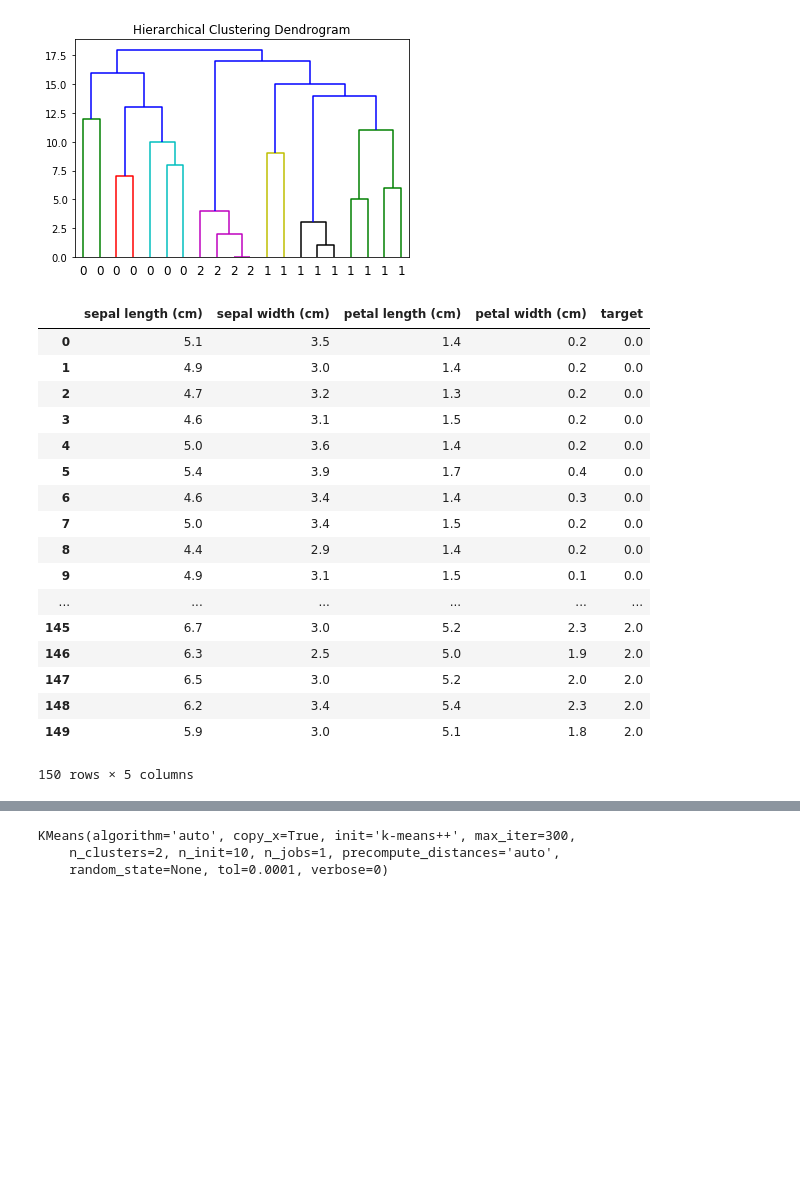
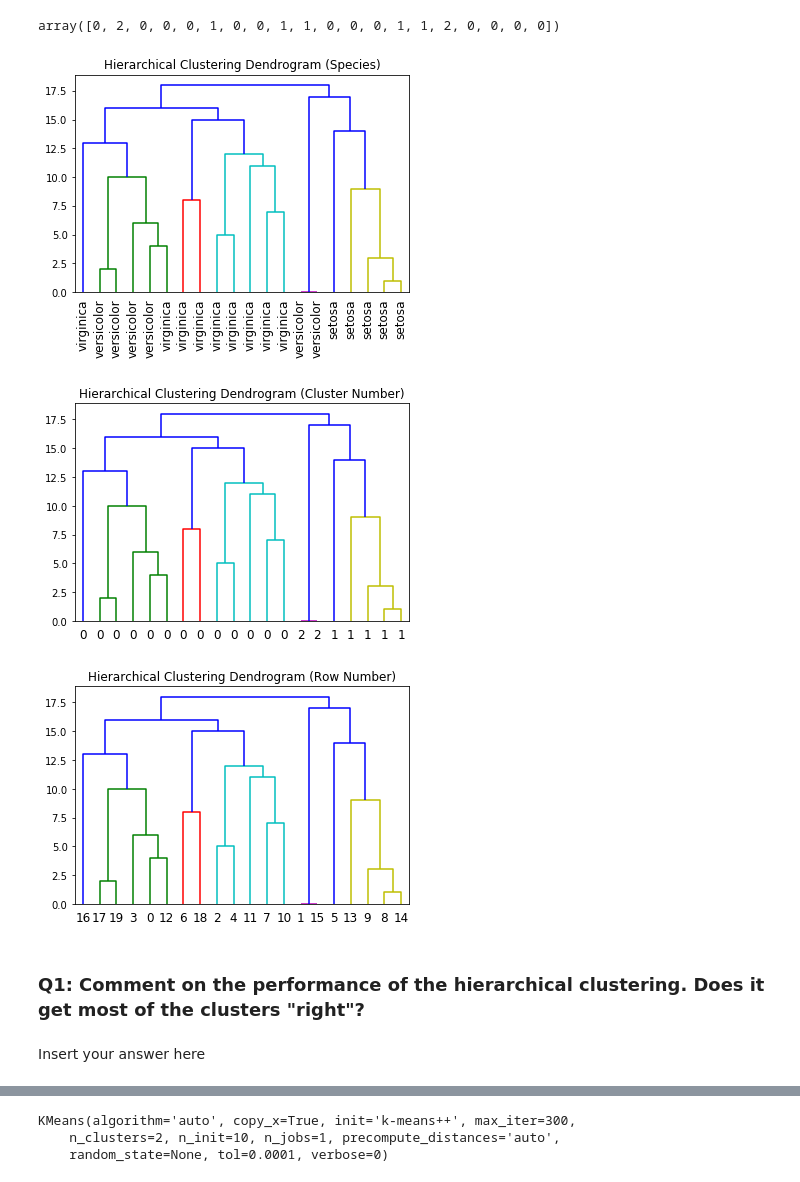
Before and after one commit to anhnguyendepocen/si370, a Jupyter notebook: 370_11_Clustering.ipynb, the cells around one changed output, grey strips where cells are left out. Saved outputs shown, nothing was run; the diff lists cells and outputs as text; code cells hidden in the pictures; blank space fills up the shorter version.

```diff
--- a/370_11_Clustering.ipynb
+++ b/370_11_Clustering.ipynb
@@ -56,0 +60,2 @@
+# %%
+iris = sns.load_dataset("iris")
@@ -56,0 +71,4 @@
+# %%
+iris_sample = iris.sample(20)
+iris_species = iris_sample['species']
+iris_nospecies = iris_sample.drop('species',axis=1)
@@ -57,5 +102,10 @@
+# %%
+model = AgglomerativeClustering(n_clusters=3)
+model.fit_predict(iris_nospecies)
+# %% [output]
+array([0, 2, 0, 0, 0, 1, 0, 0, 1, 1, 0, 0, 0, 1, 1, 2, 0, 0, 0, 0])
 # %%
-# Authors: Mathew Kallada
+# Authors: Mathew Kallada & Chris Teplovs
 # License: BSD 3 clause
 """
 =========================================
@@ -68,37 +118,47 @@ using AgglomerativeClustering and the dendrogram method available in scipy.
 import numpy as np
 
 from matplotlib import pyplot as plt
 from scipy.cluster.hierarchy import dendrogram
-from sklearn.datasets import load_iris
 from sklearn.cluster import AgglomerativeClustering
 
 def plot_dendrogram(model, **kwargs):
 
     # Children of hierarchical clustering
     children = model.children_
 
     # Distances between each pair of children
     # Since we don't have this information, we can use a uniform one for plotting
     distance = np.arange(children.shape[0])
 
     # The number of observations contained in each cluster level
     no_of_observations = np.arange(2, children.shape[0]+2)
 
     # Create linkage matrix and then plot the dendrogram
     linkage_matrix = np.column_stack([children, distance, no_of_observations]).astype(float)
 
     # Plot the corresponding dendrogram
     dendrogram(linkage_matrix, **kwargs)
 
 
-iris = load_iris()
-x = iris.data[:20]
 model = AgglomerativeClustering(n_clusters=3)
+model = model.fit(iris_nospecies)
 
-model = model.fit(x)
-plt.title('Hierarchical Clustering Dendrogram')
-plot_dendrogram(model, labels=model.labels_)
+plt.title('Hierarchical Clustering Dendrogram (Species)')
 
+plot_dendrogram(model,labels=iris_species.values)
+plt.xticks(rotation=90)
 plt.show()
+
+plt.title('Hierarchical Clustering Dendrogram (Cluster Number)')
+plot_dendrogram(model,labels=model.labels_)
+plt.xticks(rotation=0)
+plt.show()
+
+plt.title('Hierarchical Clustering Dendrogram (Row Number)')
+plot_dendrogram(model)
+plt.xticks(rotation=0)
+plt.show()
 # %% [output]
-[figure, old version]
+[figure, new version]
+[figure, added]
+[figure, added]
@@ -111,24 +165,7 @@ df = pd.DataFrame(data= np.c_[iris['data'], iris['target']],
-# %%
-df
-# %% [output]
-|  | sepal length (cm) | sepal width (cm) | petal length (cm) | petal width (cm) | target |
-| 0 | 5.1 | 3.5 | 1.4 | 0.2 | 0.0 |
-| 1 | 4.9 | 3.0 | 1.4 | 0.2 | 0.0 |
-| 2 | 4.7 | 3.2 | 1.3 | 0.2 | 0.0 |
-| 3 | 4.6 | 3.1 | 1.5 | 0.2 | 0.0 |
-| 4 | 5.0 | 3.6 | 1.4 | 0.2 | 0.0 |
-| 5 | 5.4 | 3.9 | 1.7 | 0.4 | 0.0 |
-| 6 | 4.6 | 3.4 | 1.4 | 0.3 | 0.0 |
-| 7 | 5.0 | 3.4 | 1.5 | 0.2 | 0.0 |
-| 8 | 4.4 | 2.9 | 1.4 | 0.2 | 0.0 |
-| 9 | 4.9 | 3.1 | 1.5 | 0.1 | 0.0 |
-| ... | ... | ... | ... | ... | ... |
-| 145 | 6.7 | 3.0 | 5.2 | 2.3 | 2.0 |
-| 146 | 6.3 | 2.5 | 5.0 | 1.9 | 2.0 |
-| 147 | 6.5 | 3.0 | 5.2 | 2.0 | 2.0 |
-| 148 | 6.2 | 3.4 | 5.4 | 2.3 | 2.0 |
-| 149 | 5.9 | 3.0 | 5.1 | 1.8 | 2.0 |
-150 rows × 5 columns
+# %% [markdown]
+### Q1: Comment on the performance of the hierarchical clustering.  Does it get most of the clusters "right"?
+# %% [markdown]
+Insert your answer here
 # %% [markdown]
 ![](resources/clustering/Slide26.png)
 # %% [markdown]
```
Also changed, not shown: parts of 53 cells of this notebook, 1 other file.
